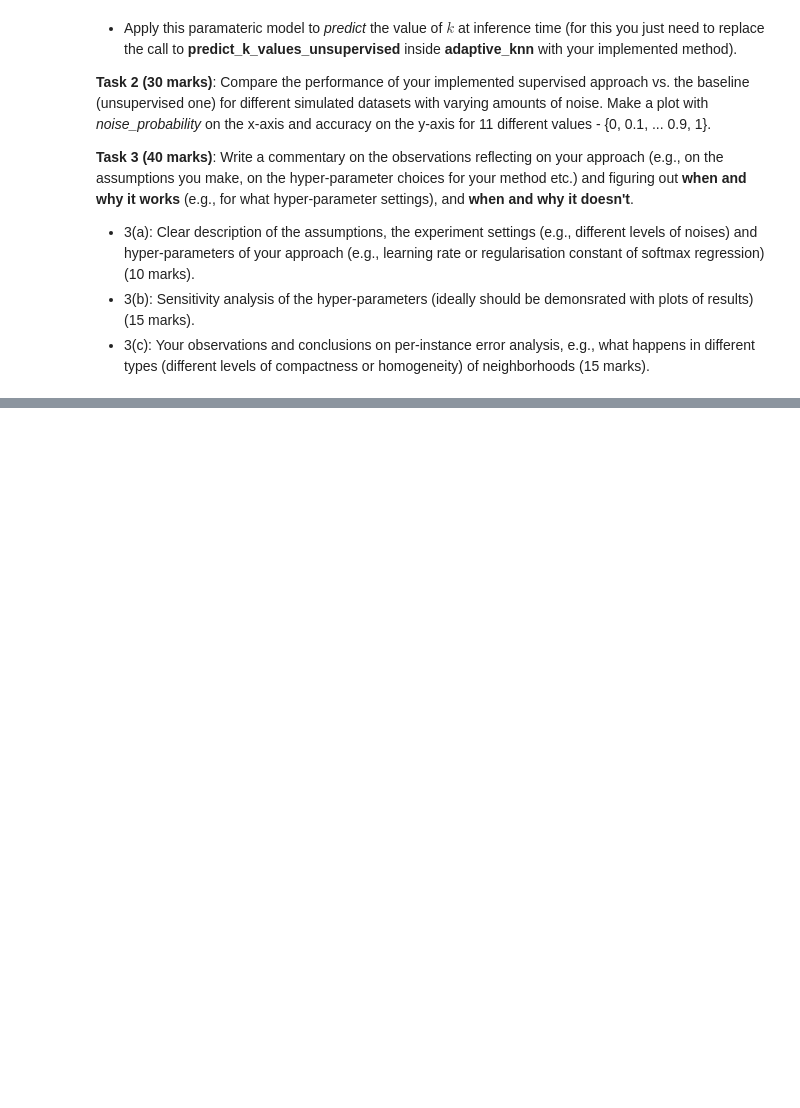
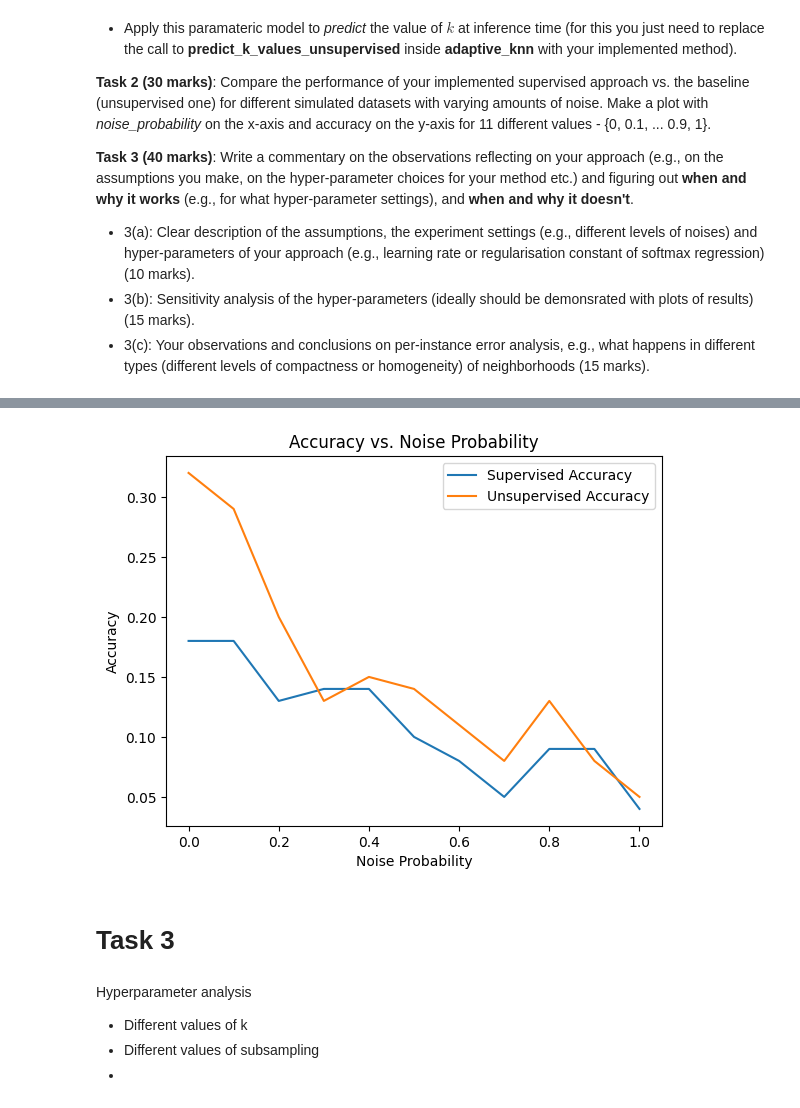
Before and after one commit to holly-hewitt/ML-Practical-Coursework, a Jupyter notebook: Copy_of_adaptive_knn.ipynb, the cells around one changed output, grey strips where cells are left out. Cells and saved outputs as stored; diff of their text form; code cells hidden in the pictures; blank space fills up the shorter version.

Commit message:
Task 1 and 2 done

```diff
--- a/Copy_of_adaptive_knn.ipynb
+++ b/Copy_of_adaptive_knn.ipynb
@@ -389,3 +247,0 @@ def predict_k_values_supervised(x_test):
-# %%
-accuracy = adaptive_knn(x_test, y_test)
-print ("Adaptive K-NN model accuracy: {:.4f}".format(accuracy))
@@ -516,0 +295,8 @@ The model works!!!!
+# %%
+from sklearn.model_selection import train_test_split
+
+# create subsamples of x_train and y_train for creating ground truth values of k
+
+x_train_sub, x_test_sub, y_train_sub, y_test_sub = train_test_split(x_train, y_train, test_size = 0.2, random_state = 42)
+k_vals, x_test_subsample = gen_k_ground_truth(x_test_sub, y_test_sub, x_train_sub, y_train_sub)
+x_train_k, x_test_k, k_train_k, k_test_k = train_test_split(x_test_subsample, k_vals, test_size=0.2, random_state=42)
@@ -516,0 +480,17 @@ The model works!!!!
+# %%
+probs = [0, 0.1, 0.2, 0.3, 0.4, 0.5, 0.6, 0.7, 0.8, 0.9, 1]
+supervised_acc = []
+unsupervised_acc = []
+for p in probs:
+  print("Iteration with p :", p)
+  corruptions, corrupted_indexes = corrupt_labels(y_train, p)
+  print("Performing unsupervised approach...")
+  #unsupervised approach
+  accuracy1 = adaptive_knn(x_test, y_test)
+  unsupervised_acc.append(accuracy1)
+
+  print("Performing supervised approach...")
+  #supervised approach
+  accuracy2 = adaptive_knn_v1(x_test, y_test)
+  supervised_acc.append(accuracy2)
+  print("\n")
@@ -516,0 +515,20 @@ The model works!!!!
+# %%
+import matplotlib.pyplot as plt
+
+# Plotting
+plt.plot(probs, supervised_acc, label='Supervised Accuracy')
+plt.plot(probs, unsupervised_acc, label='Unsupervised Accuracy')
+plt.xlabel('Noise Probability')
+plt.ylabel('Accuracy')
+plt.title('Accuracy vs. Noise Probability')
+plt.legend()
+plt.show()
+# %% [output]
+[figure, added]
+# %% [markdown]
+# Task 3
+# %% [markdown]
+Hyperparameter analysis
+- Different values of k
+- Different values of subsampling
+-
```
Also changed, not shown: parts of 41 cells of this notebook.
